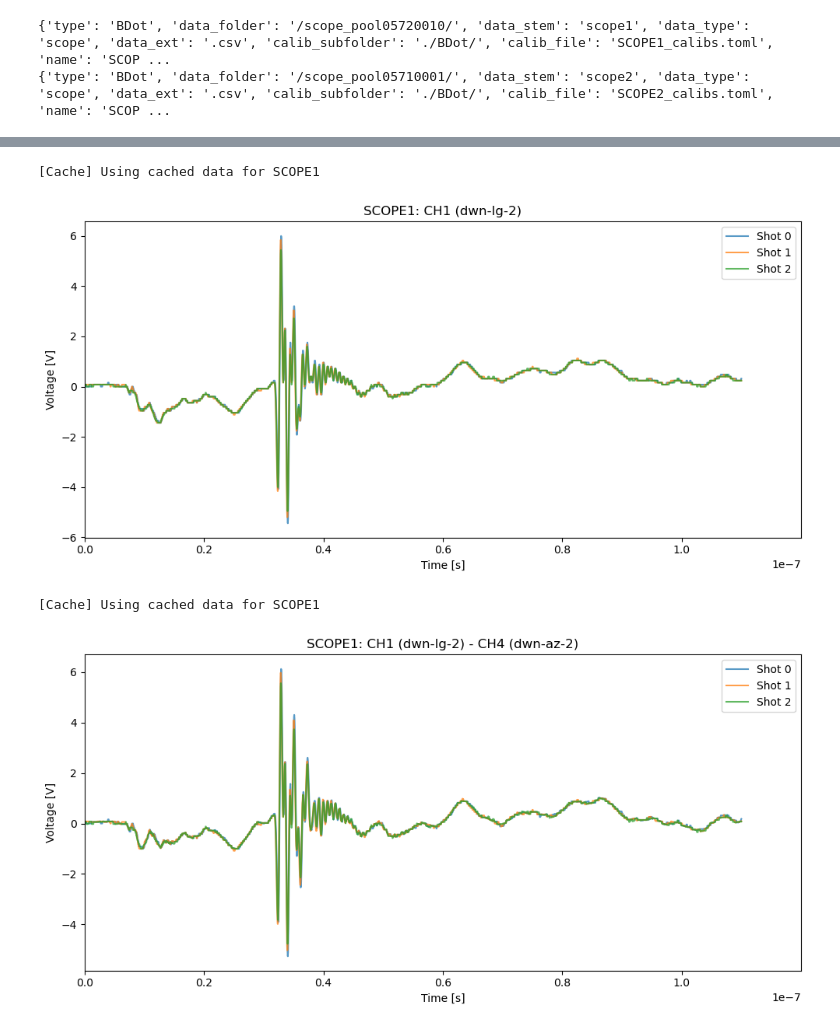
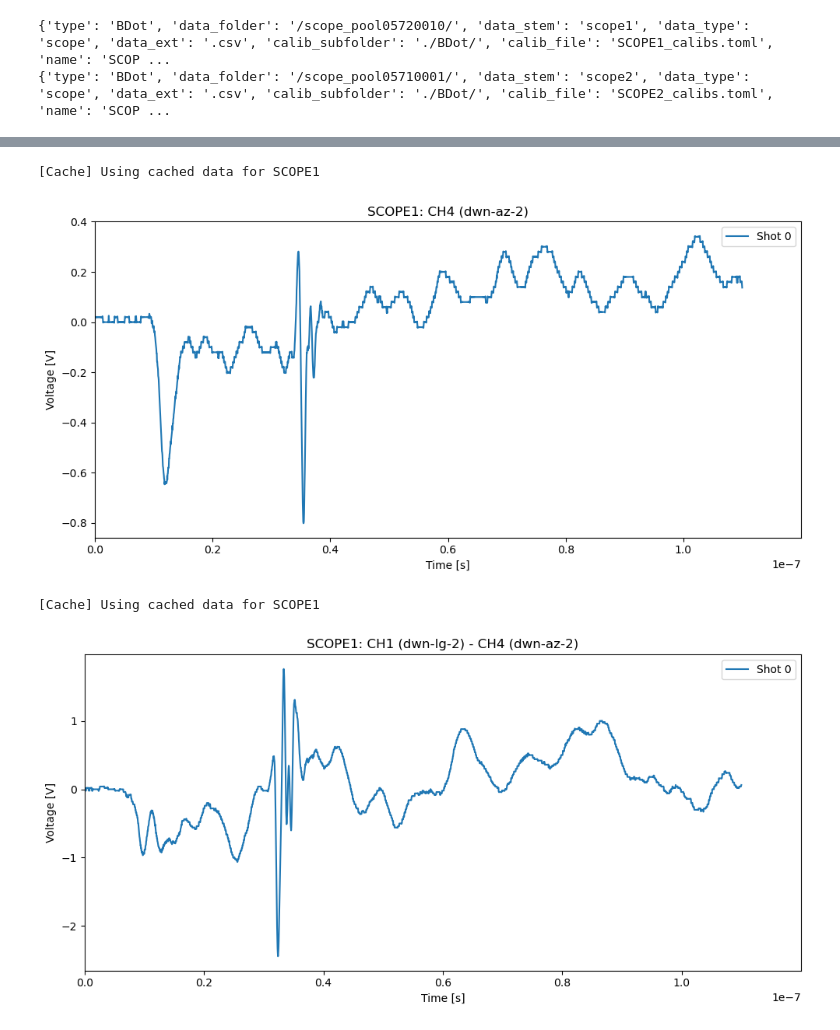
Before and after one commit to ELos385/Fireball_III_analysis, a Jupyter notebook: scripts/BDots/BDot_test.ipynb, the cells around one changed output, grey strips where cells are left out. Drawn from its saved outputs; the diff is of its cells as text; code cells hidden in the pictures.

Commit message:
changes to timestamp_to_filenames

```diff
--- a/scripts/BDots/BDot_test.ipynb
+++ b/scripts/BDots/BDot_test.ipynb
@@ -35,9 +35,9 @@ print(scope2.config)
 # %%
 # 5. plot some processed data
 
-shot_dict = {'timeframe': ['20250605123100','20250605123500']}
-#shot_dict = {'timestamp': '202506041418475'}
+#shot_dict = {'timeframe': ['20250605123100','20250605123500']}
+shot_dict = {'timestamp': '20250604141847562'}
 #shot_dict = {'filename': 'scope1__ALL_20250604141847562.csv'}
 shot_data_1 = scope1.get_scope_data(shot_dict)
-shot_data_2 = scope2.get_scope_data(shot_dict)
+#shot_data_2 = scope2.get_scope_data(shot_dict)
 # %% [output]
@@ -104,13 +67,13 @@ shot_data_2
 # %%
-scope1.plot_scope(shot_dict, channels=['CH1'], xmin = 0)
+scope1.plot_scope(shot_dict, channels=['CH4'], xmin = 0)
 # %% [output]
 [Cache] Using cached data for SCOPE1
-[figure, old version]
+[figure, new version]
 # %%
 scope1.plot_scope(shot_dict, subtract=('CH1', 'CH4'), xmin= 0)
 # %% [output]
 [Cache] Using cached data for SCOPE1
-[figure, old version]
+[figure, new version]
 # %%
 scope1.plot_scope(shot_dict, channels=['CH1'], xmin = 0, average = True, show_error=True)
 # %% [output]
```
Also changed, not shown: parts of 9 cells of this notebook, 1 other file.
